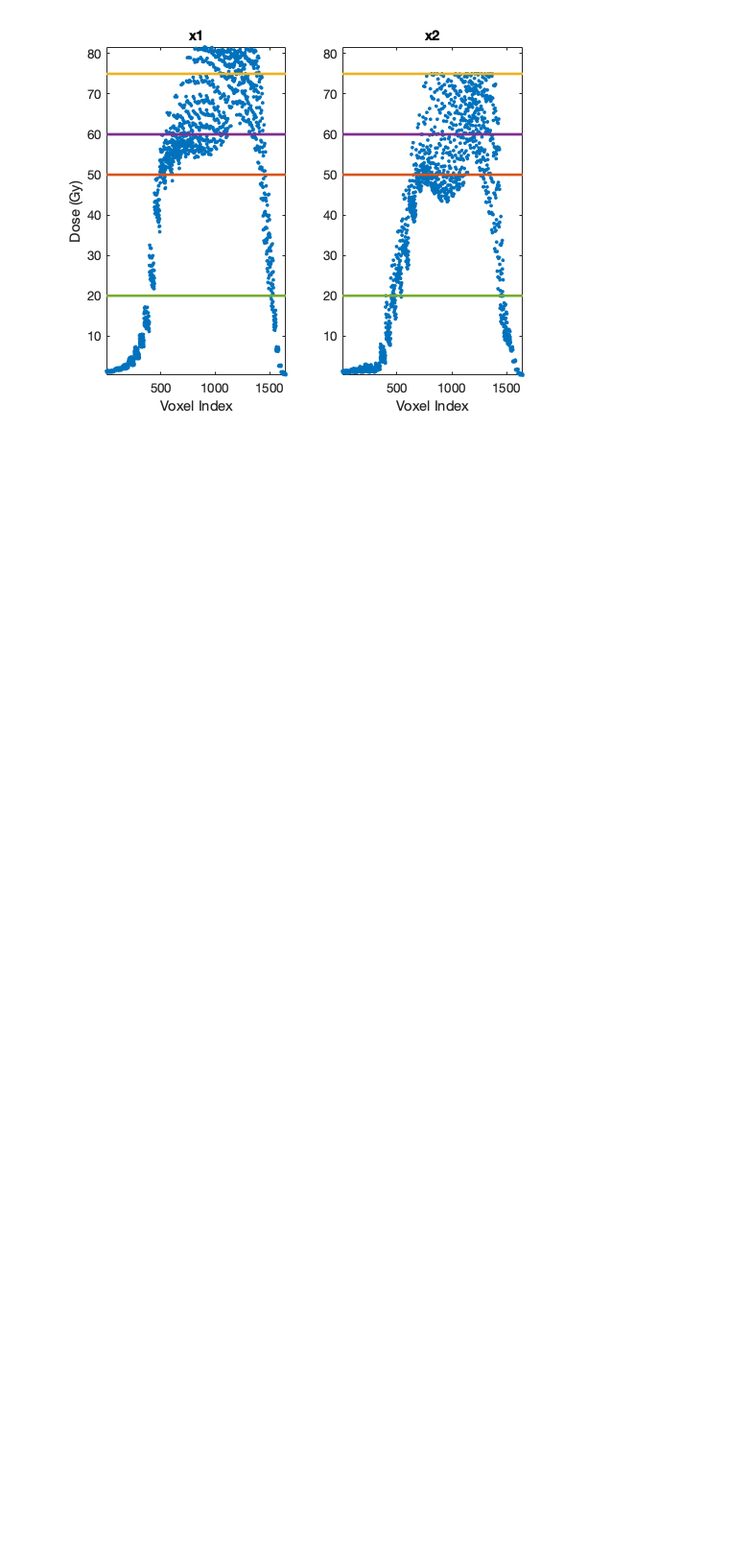
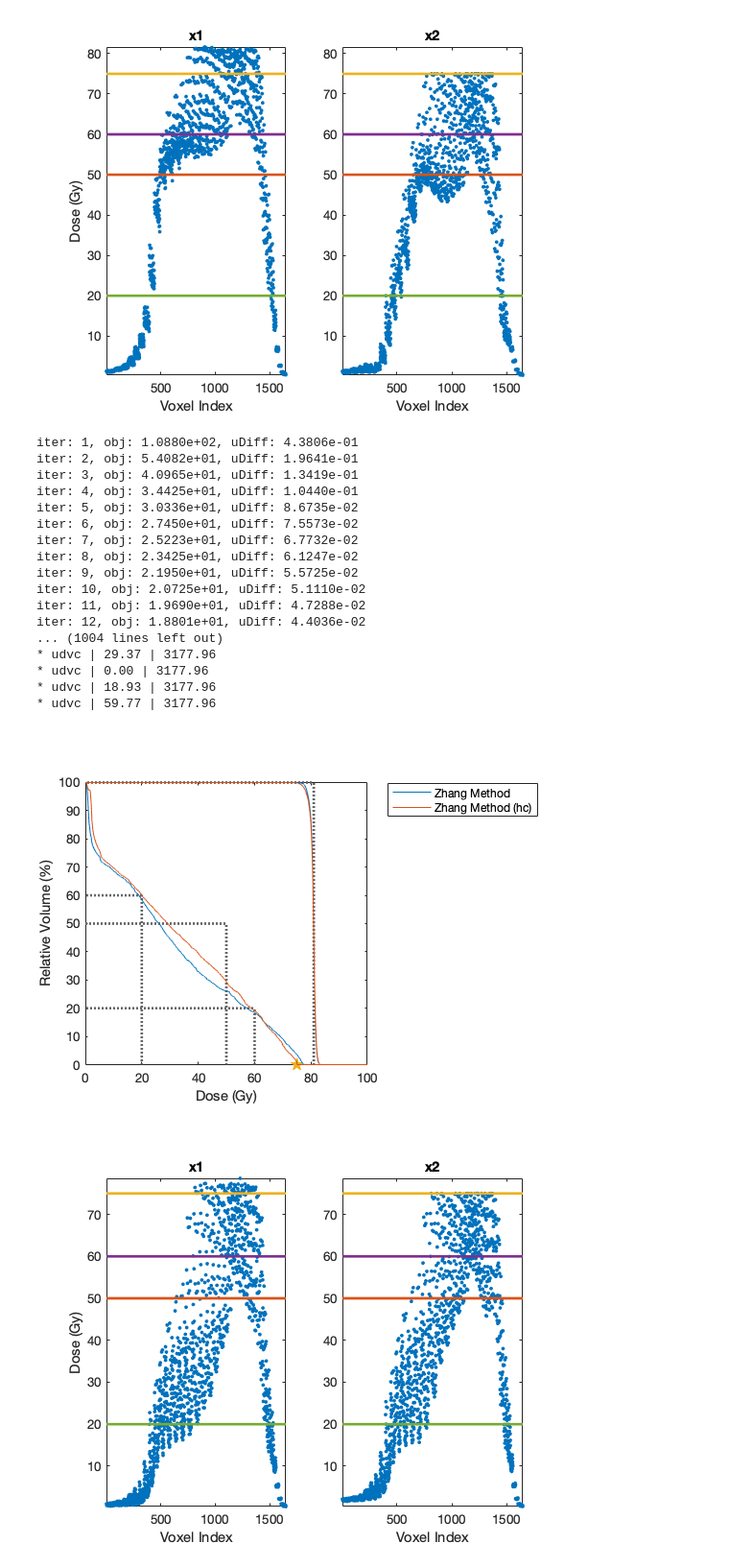
Before and after one commit to kels271828/FluenceMapOpt, a Jupyter notebook: similarMethod.ipynb, the cells around one changed output. Shown at 96% size. Saved outputs shown, nothing was run; the diff lists cells and outputs as text; code cells hidden in the pictures; blank space fills up the shorter version.

```diff
--- a/similarMethod.ipynb
+++ b/similarMethod.ipynb
@@ -960,6 +1093,51 @@ Structure: Rectum
 * udvc | 59.41 | 3279.43
 [figure]
 [figure]
+# %%
+% Create problem instance
+prostate.terms = {pt1};
+rectum.terms = {rt1,rt4,rt5,rt6};
+structs = {prostate,rectum};
+prob = FluenceMapOpt(structs,'tol',5e-5);
+prob.maxIter = 50000;
+
+% Zhang Method (OAR)
+prob.slackDose();
+x1a = prob.x;
+fprintf('\nZhang Method')
+fprintf('\nTime: %.2f\n',prob.time);
+prob.printStats(x1a);
+
+% Zhang Method (OAR, hc)
+prob.constGen(x1a);
+x1b = prob.x;
+fprintf('\nZhang Method (hc)')
+fprintf('\nTime: %.2f\n',prob.time);
+prob.printStats(x1b);
+
+% Plots
+prob.compareVoxelDose(2,[x1a,x1b])
+prob.compareDVH([x1a,x1b],{'Zhang Method','Zhang Method (hc)'})
+# %% [output]
+iter: 1, obj: 1.0880e+02, uDiff: 4.3806e-01
+iter: 2, obj: 5.4082e+01, uDiff: 1.9641e-01
+iter: 3, obj: 4.0965e+01, uDiff: 1.3419e-01
+iter: 4, obj: 3.4425e+01, uDiff: 1.0440e-01
+iter: 5, obj: 3.0336e+01, uDiff: 8.6735e-02
+iter: 6, obj: 2.7450e+01, uDiff: 7.5573e-02
+iter: 7, obj: 2.5223e+01, uDiff: 6.7732e-02
+iter: 8, obj: 2.3425e+01, uDiff: 6.1247e-02
+iter: 9, obj: 2.1950e+01, uDiff: 5.5725e-02
+iter: 10, obj: 2.0725e+01, uDiff: 5.1110e-02
+iter: 11, obj: 1.9690e+01, uDiff: 4.7288e-02
+iter: 12, obj: 1.8801e+01, uDiff: 4.4036e-02
+... (1004 lines left out)
+* udvc | 29.37 | 3177.96
+* udvc | 0.00 | 3177.96
+* udvc | 18.93 | 3177.96
+* udvc | 59.77 | 3177.96
+[figure, added]
+[figure, added]
 # %% [markdown]
 Time
 * Our Method (PTV): **95.06** seconds = 1.6 minutes
```
Also changed, not shown: parts of 19 cells of this notebook.
